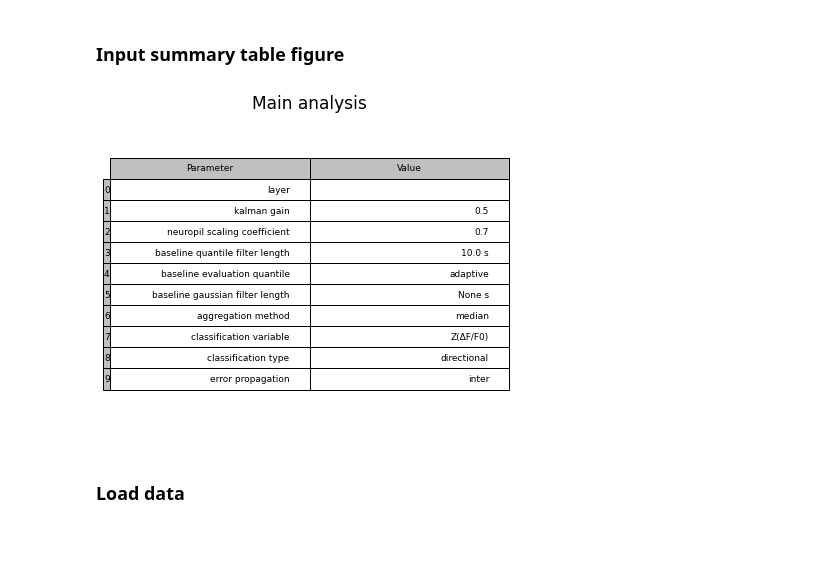
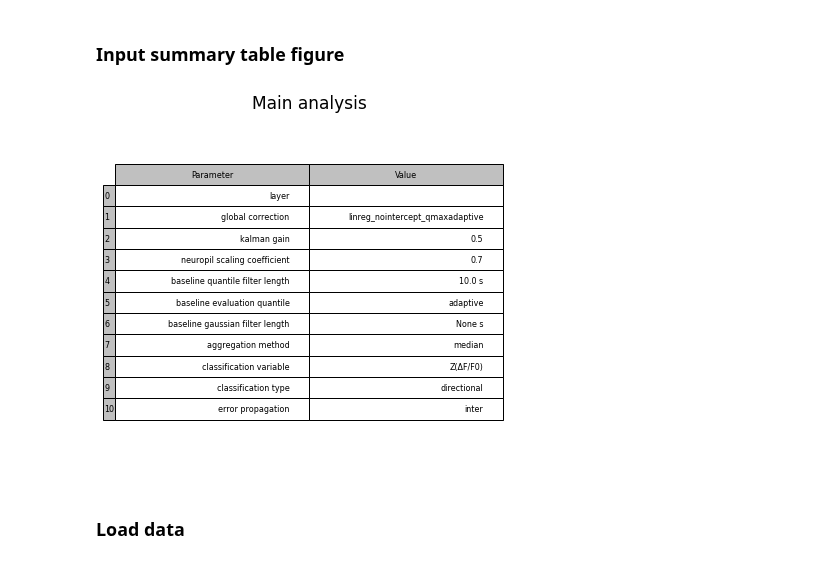
Before and after one commit to shohamlab/usnm2p, a Jupyter notebook: main_analysis.ipynb, the cells around one changed output. Drawn from its saved outputs; the diff is of its cells as text; code cells hidden in the pictures.

Commit message:
new qmax adaptive correction

```diff
--- a/main_analysis.ipynb
+++ b/main_analysis.ipynb
@@ -30,6 +35,7 @@ figs = {}
 analysis_type = 'main' # DEFAULT_ANALYSIS  # Analysis type
 layer = None  # cortical layer
 slack_notify = False
+global_correction = GLOBAL_CORRECTION  # global stack correction method
 kalman_gain = KALMAN_GAIN  # Gain of Kalman filter
 neuropil_scaling_coeff = NEUROPIL_SCALING_COEFF  # scaling coefficient for neuropil subtraction
 baseline_quantile = BASELINE_QUANTILE  # evaluation quantile for baseline computation
@@ -71,18 +77,19 @@ logger.info(s)
 # %%
 figs['dataset_info'] = plot_table({
     'layer': layer,
+    'global correction': global_correction,
     'kalman gain': kalman_gain,
     'neuropil scaling coefficient': neuropil_scaling_coeff,
     'baseline quantile filter length': f'{baseline_wquantile} s',
     'baseline evaluation quantile': baseline_quantile_str,
     'baseline gaussian filter length': f'{baseline_wsmoothing} s',
     'aggregation method': trial_aggfunc.__name__,
     'classification variable': ykey_classification,
     'classification type': f"{'' if directional else 'non '}directional",
     'error propagation': errprop,
     }, title='Main analysis', aspect=1.5)
 # %% [output]
-[figure, old version]
+[figure, new version]
 # %% [markdown]
 ### Load data
 # %%
```
Also changed, not shown: parts of 11 cells of this notebook, 5 other files.
